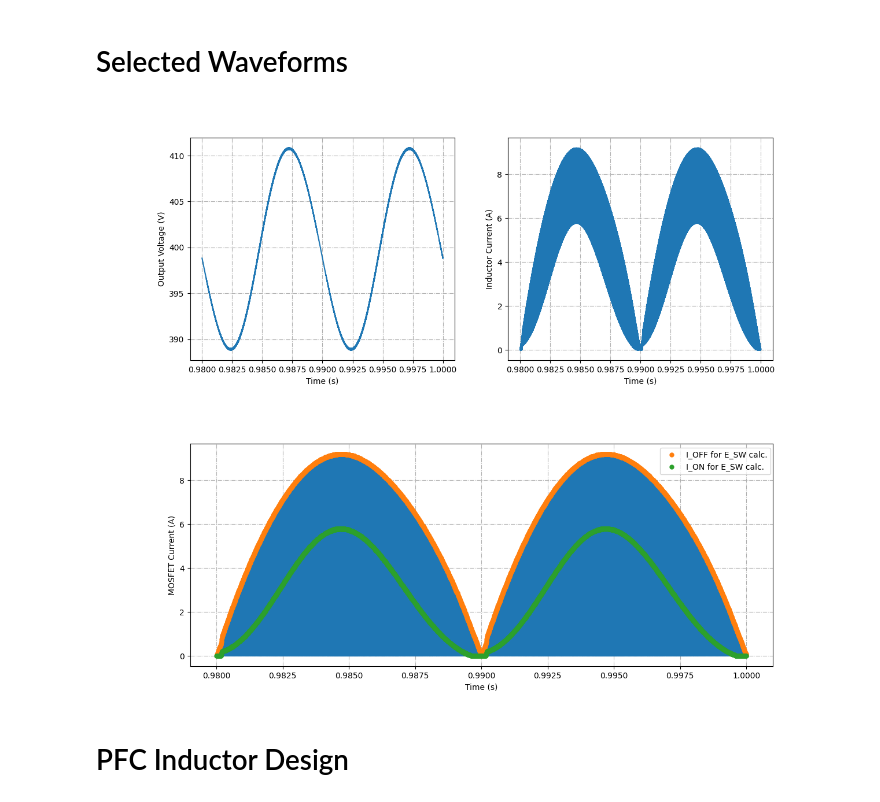
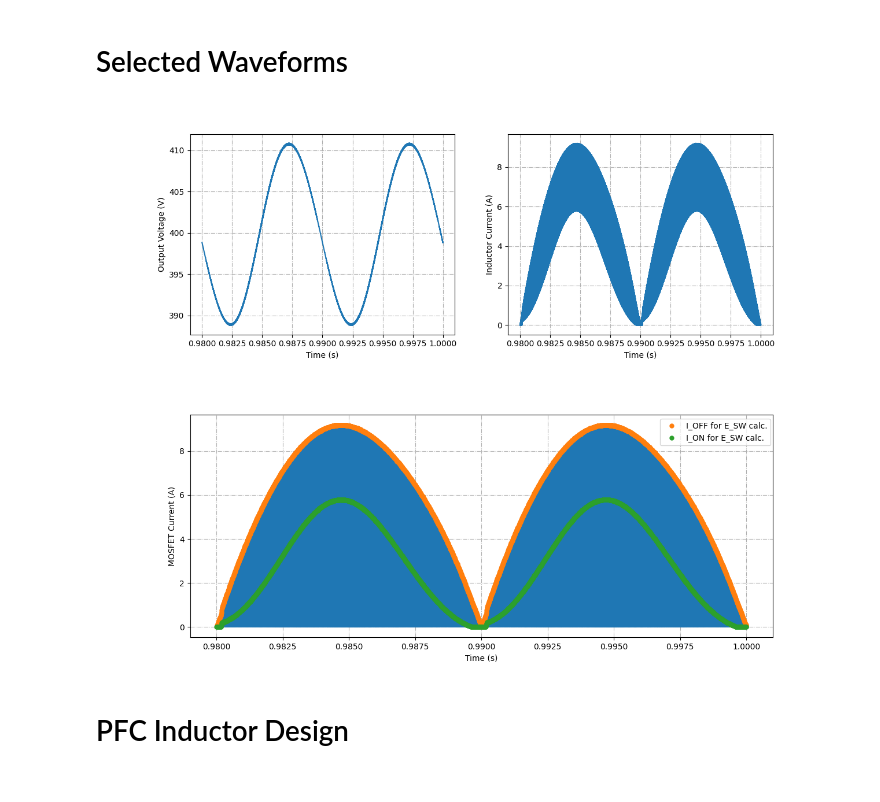
Before and after one commit to popest/PowerElectronics_JupyterLab_QSPICE, a Jupyter notebook: CCM_Boost_PFC/CCM_Boost_PFC.ipynb, the cells around one changed output. Cells and saved outputs as stored; diff of their text form; code cells hidden in the pictures.

```diff
--- a/CCM_Boost_PFC/CCM_Boost_PFC.ipynb
+++ b/CCM_Boost_PFC/CCM_Boost_PFC.ipynb
@@ -983,7 +965,6 @@ round(P_Rsense,2)
 # %% [markdown]
 # Estimated Total Converter Losses Without Magnetic Losses
 # %%
-%matplotlib inline
 labels_Ploss= 'Input_REC+EMI', 'Primary_FET', 'Boost_Diode', 'R_sense+Output_Cap'
 data_Ploss = [P_REC+P_EMI, P_FET_Cond+P_FET_SW, P_diode_cond, P_Rsense+P_Cout]
 
@@ -1004,8 +985,8 @@ def addlabels(x,y):
     for i in range(len(x)):
         ax2.text(i, y[i]+0.05, round(y[i],2), ha = 'center')
 
-
-fig, (ax1, ax2) = plt.subplots(1, 2, figsize=(17,6))
+fig, (ax1, ax2) = plt.subplots(1, 2, figsize=(14,6))
+#fig, (ax1, ax2) = plt.subplots(1, 2)
 #fig, ax1 = plt.subplots()
 
 if sim_on == True:
@@ -1020,7 +1001,8 @@ ax2.yaxis.set_minor_locator(AutoMinorLocator(5))
 ax2.set_ylabel('Power (W)')
 addlabels(labels_Ploss_Bar,data_Ploss_Bar)
 
-fig.subplots_adjust(top=0.86)
+fig.subplots_adjust(left = 0, top=0.86, wspace = 0.3)
+#fig.subplots_adjust(left=0.05, right=0.95, wspace=0.2)
 
 plt.show()
 if sim_on == False:
@@ -1042,34 +1024,35 @@ if eff > eff_Vin_min:
 # Selected Waveforms
 # %%
 if sim_on == True:
-    %matplotlib ipympl
-    fig, (ax1, ax2) = plt.subplots(1, 2, figsize=(13,5))
+    fig, (ax1, ax2) = plt.subplots(1, 2, figsize=(13,4.5))
+
     #fig.suptitle('Power Losses Breakdown (w/o Losses in Magnetics)'+'\n'+'(Minimum Input Voltage)',fontsize=18)
     #ax1.pie(data_Ploss, labels=labels_Ploss, autopct=autopct_format(data_Ploss))
     ax1.plot(wfrm["time"], wfrm["v(out)"])
     ax1.grid(True, linestyle='-.')
     ax1.set(xlabel='Time (s)', ylabel='Output Voltage (V)')
     ax2.plot(wfrm["time"], wfrm["i(l1)"])
     ax2.grid(True, linestyle='-.')
     ax2.set(xlabel='Time (s)', ylabel='Inductor Current (A)')
     plt.show()
 
     fig, ax1 = plt.subplots(figsize=(13,5))
     #fig.suptitle('Power Losses Breakdown (w/o Losses in Magnetics)'+'\n'+'(Minimum Input Voltage)',fontsize=18)
     #ax1.pie(data_Ploss, labels=labels_Ploss, autopct=autopct_format(data_Ploss))
     ax1.plot(wfrm["time"], wfrm["i(s1)"])
     ax1.plot(I_OFF_SW_FET["time"],I_OFF_SW_FET["i(s1)"], 'o', markersize=5, label='I_OFF for E_SW calc.')
     ax1.plot(I_ON_SW_FET["time"],I_ON_SW_FET["i(s1)"], 'o', markersize=5, label='I_ON for E_SW calc.')
     ax1.grid(True, linestyle='-.')
     ax1.set(xlabel='Time (s)', ylabel='MOSFET Current (A)')
     ax1.legend(loc='upper left', bbox_to_anchor=(0.8, 1))
 
 
     plt.show()
+    #plt.close()
 else:
     display(Markdown('<font size="6"> <span style="color:red"> Warning: Available only when simulated.</span></font>'))
 # %% [output]
-[figure, old version]
+[figure, new version]
 [figure]
 # %% [markdown]
 # PFC Inductor Design
```
Also changed, not shown: parts of 10 cells of this notebook, 1 other file.
